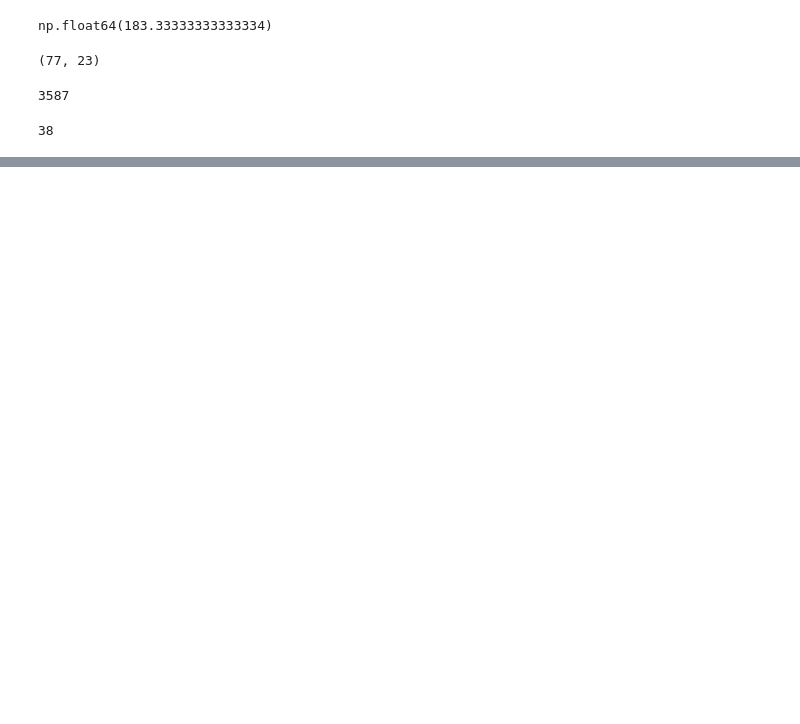
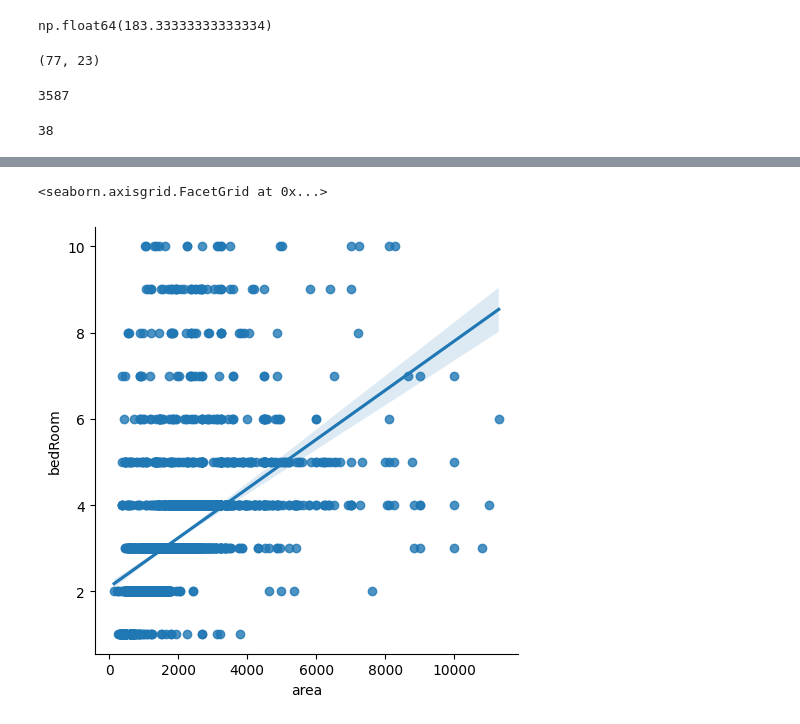
Before and after one commit to wasiahmad68/Capstone-project-Property-Price-Prediction-model, a Jupyter notebook: Step 6 Outlier and removal/outlier_treatement.ipynb, the cells around one changed output, grey strips where cells are left out. Drawn from its saved outputs; the diff is of its cells as text; code cells hidden in the pictures; blank space fills up the shorter version.

```diff
--- a/Step 6 Outlier and removal/outlier_treatement.ipynb
+++ b/Step 6 Outlier and removal/outlier_treatement.ipynb
@@ -580,3 +580,7 @@ df.to_sql("gurgaon_properties_outlier_treated_v1", con=mysql_engine, if_exists='
 df.to_sql("gurgaon_properties_outlier_treated_v1", con=mssql_engine, if_exists='replace', index=False)
 # %% [output]
 38
+# %%
+# Read from AWS MySQL
+df = pd.read_sql("SELECT * FROM gurgaon_properties_outlier_treated_v1", con=mysql_engine)
+df.head()
@@ -582,0 +612,5 @@ df.to_sql("gurgaon_properties_outlier_treated_v1", con=mssql_engine, if_exists='
+# %%
+sns.lmplot(data=df, x='area', y='bedRoom')
+# %% [output]
+<seaborn.axisgrid.FacetGrid at 0x...>
+[figure, added]
```
Also changed, not shown: parts of 21 cells of this notebook, 3 other files.
